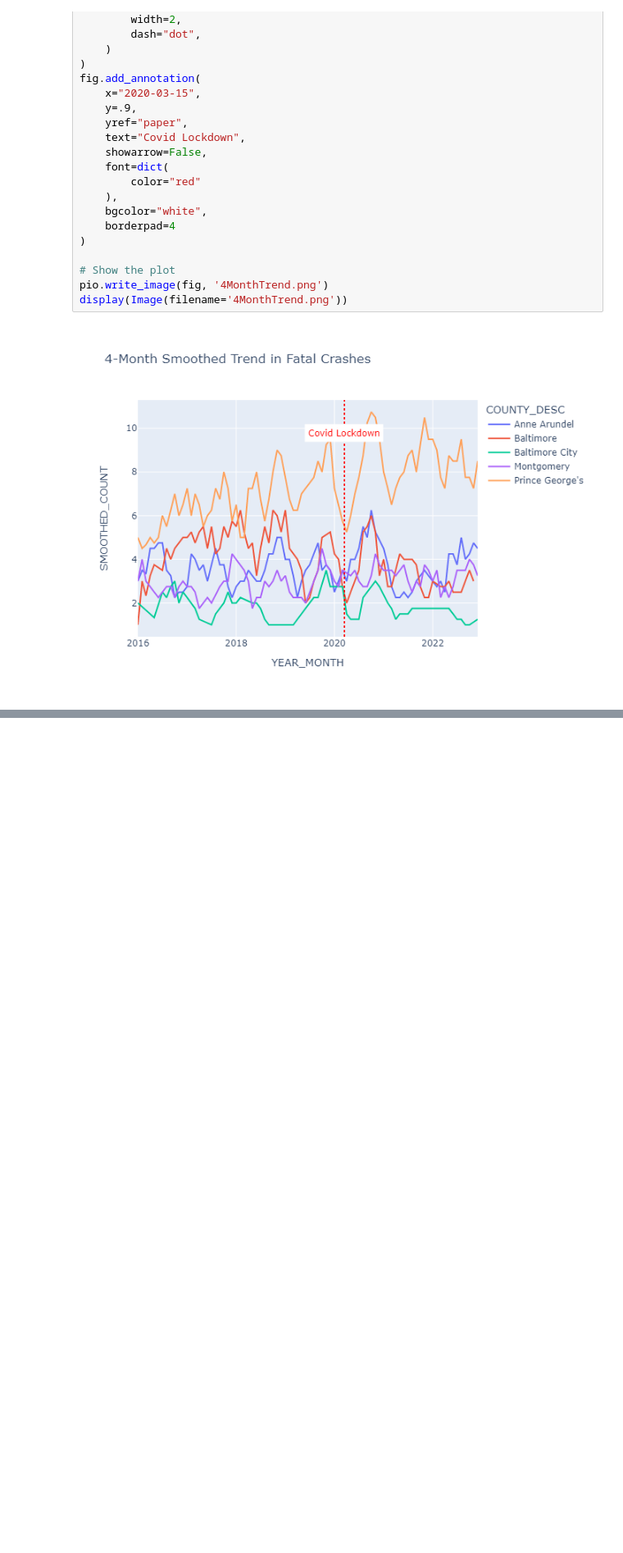
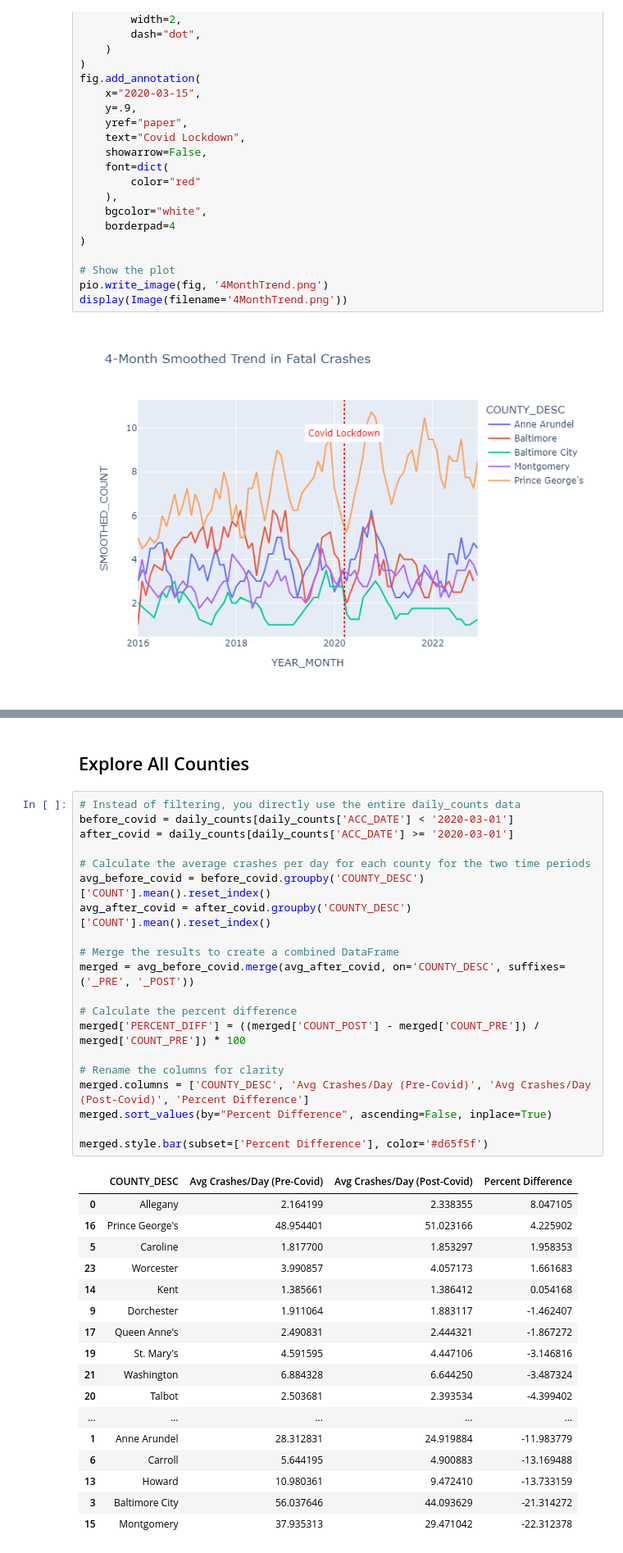
Before and after one commit to ballard11/Medium, a Jupyter notebook: Maryland_Car_Crashes/Maryland Car Crashes.ipynb, the cells around one changed output, grey strips where cells are left out. Shown: that part at 82% size. Cells and saved outputs as stored; diff of their text form; blank space fills up the shorter version.

```diff
--- a/Maryland_Car_Crashes/Maryland Car Crashes.ipynb
+++ b/Maryland_Car_Crashes/Maryland Car Crashes.ipynb
@@ -226,3 +273,43 @@ merged_fatal.style.bar(subset=['Percent Difference'], color='#d65f5f')
 | 0 | Anne Arundel | 3.520000 | 3.843750 | 9.197443 |
 | 2 | Baltimore City | 1.972222 | 1.653846 | -16.143012 |
 | 1 | Baltimore | 4.489362 | 3.392857 | -24.424509 |
+# %% [markdown]
+## Explore All Counties
+# %%
+# Instead of filtering, you directly use the entire daily_counts data
+before_covid = daily_counts[daily_counts['ACC_DATE'] < '2020-03-01']
+after_covid = daily_counts[daily_counts['ACC_DATE'] >= '2020-03-01']
+
+# Calculate the average crashes per day for each county for the two time periods
+avg_before_covid = before_covid.groupby('COUNTY_DESC')['COUNT'].mean().reset_index()
+avg_after_covid = after_covid.groupby('COUNTY_DESC')['COUNT'].mean().reset_index()
+
+# Merge the results to create a combined DataFrame
+merged = avg_before_covid.merge(avg_after_covid, on='COUNTY_DESC', suffixes=('_PRE', '_POST'))
+
+# Calculate the percent difference
+merged['PERCENT_DIFF'] = ((merged['COUNT_POST'] - merged['COUNT_PRE']) / merged['COUNT_PRE']) * 100
+
+# Rename the columns for clarity
+merged.columns = ['COUNTY_DESC', 'Avg Crashes/Day (Pre-Covid)', 'Avg Crashes/Day (Post-Covid)', 'Percent Difference']
+merged.sort_values(by="Percent Difference", ascending=False, inplace=True)
+
+merged.style.bar(subset=['Percent Difference'], color='#d65f5f')
+# %% [output]
+|  | COUNTY_DESC | Avg Crashes/Day (Pre-Covid) | Avg Crashes/Day (Post-Covid) | Percent Difference |
+| 0 | Allegany | 2.164199 | 2.338355 | 8.047105 |
+| 16 | Prince George's | 48.954401 | 51.023166 | 4.225902 |
+| 5 | Caroline | 1.817700 | 1.853297 | 1.958353 |
+| 23 | Worcester | 3.990857 | 4.057173 | 1.661683 |
+| 14 | Kent | 1.385661 | 1.386412 | 0.054168 |
+| 9 | Dorchester | 1.911064 | 1.883117 | -1.462407 |
+| 17 | Queen Anne's | 2.490831 | 2.444321 | -1.867272 |
+| 19 | St. Mary's | 4.591595 | 4.447106 | -3.146816 |
+| 21 | Washington | 6.884328 | 6.644250 | -3.487324 |
+| 20 | Talbot | 2.503681 | 2.393534 | -4.399402 |
+| ... | ... | ... | ... | ... |
+| 1 | Anne Arundel | 28.312831 | 24.919884 | -11.983779 |
+| 6 | Carroll | 5.644195 | 4.900883 | -13.169488 |
+| 13 | Howard | 10.980361 | 9.472410 | -13.733159 |
+| 3 | Baltimore City | 56.037646 | 44.093629 | -21.314272 |
+| 15 | Montgomery | 37.935313 | 29.471042 | -22.312378 |
```
Also changed, not shown: parts of 13 cells of this notebook, 5 other files.
